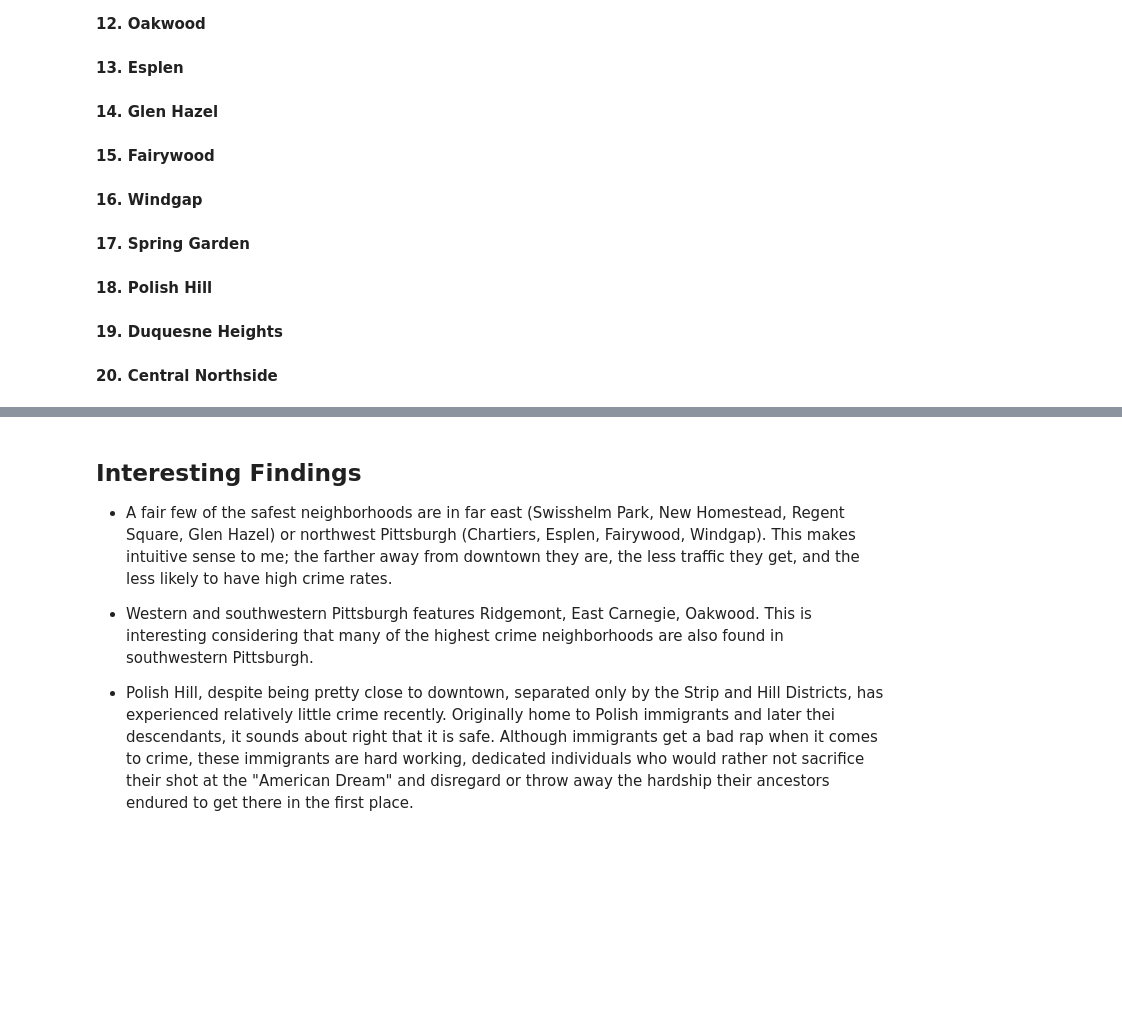
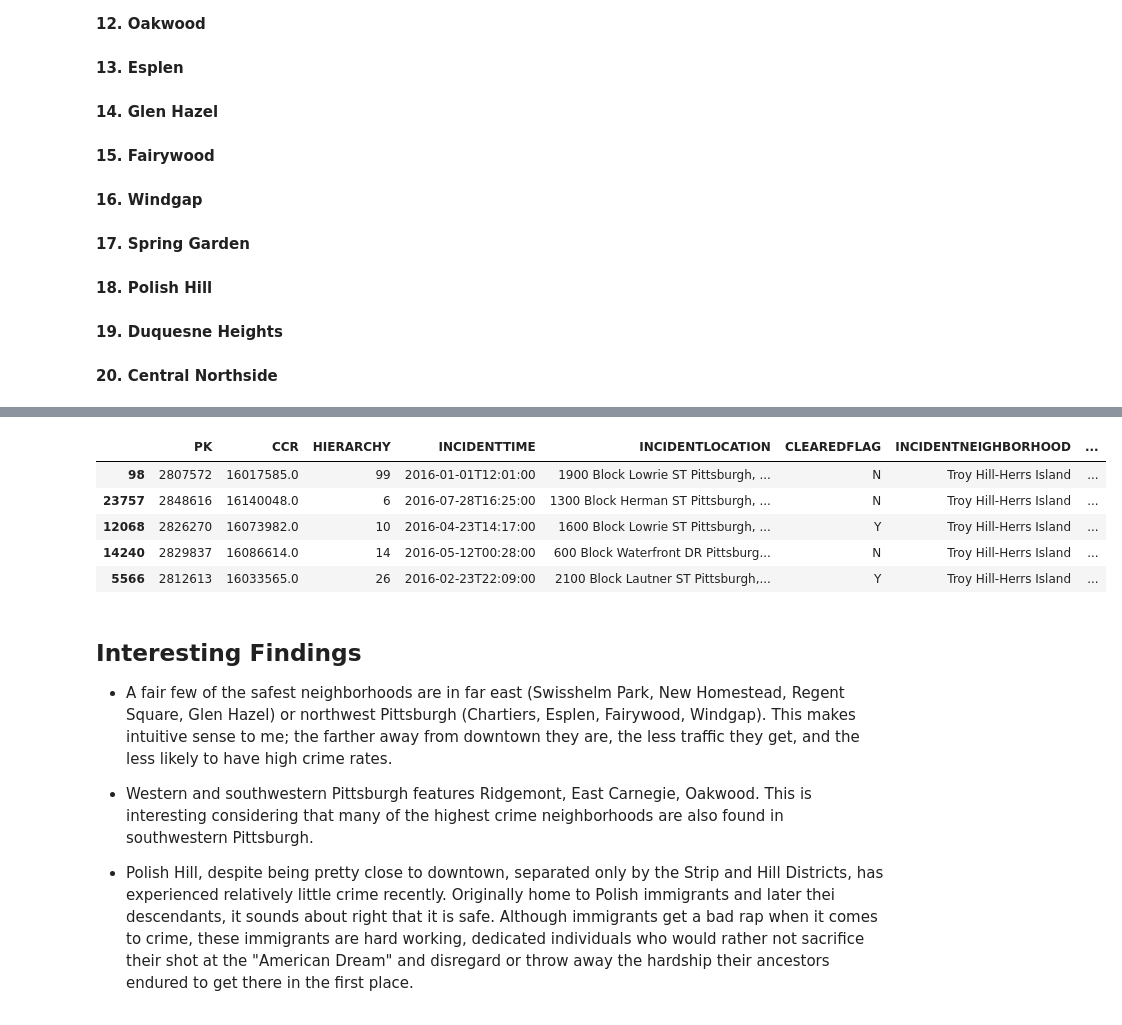
Before and after one commit to odl5/Final-Project-data, a Jupyter notebook: ctf16-data.ipynb, the cells around one changed output, grey strips where cells are left out. Cells and saved outputs as stored; diff of their text form; code cells hidden in the pictures; blank space fills up the shorter version.

```diff
--- a/ctf16-data.ipynb
+++ b/ctf16-data.ipynb
@@ -187,3 +294,13 @@ Below is the final top 20 list of the safest neighborhoods. I won't go into deta
+# %%
+troyhill = crime.loc[crime['INCIDENTNEIGHBORHOOD'] == 'Troy Hill-Herrs Island']
+troyhill.sample(5)
+# %% [output]
+|  | PK | CCR | HIERARCHY | INCIDENTTIME | INCIDENTLOCATION | CLEAREDFLAG | INCIDENTNEIGHBORHOOD | ... |
+| 98 | 2807572 | 16017585.0 | 99 | 2016-01-01T12:01:00 | 1900 Block Lowrie ST Pittsburgh, ... | N | Troy Hill-Herrs Island | ... |
+| 23757 | 2848616 | 16140048.0 | 6 | 2016-07-28T16:25:00 | 1300 Block Herman ST Pittsburgh, ... | N | Troy Hill-Herrs Island | ... |
+| 12068 | 2826270 | 16073982.0 | 10 | 2016-04-23T14:17:00 | 1600 Block Lowrie ST Pittsburgh, ... | Y | Troy Hill-Herrs Island | ... |
+| 14240 | 2829837 | 16086614.0 | 14 | 2016-05-12T00:28:00 | 600 Block Waterfront DR Pittsburg... | N | Troy Hill-Herrs Island | ... |
+| 5566 | 2812613 | 16033565.0 | 26 | 2016-02-23T22:09:00 | 2100 Block Lautner ST Pittsburgh,... | Y | Troy Hill-Herrs Island | ... |
 # %% [markdown]
 ## Interesting Findings ##
 
```
Also changed, not shown: parts of 6 cells of this notebook.
